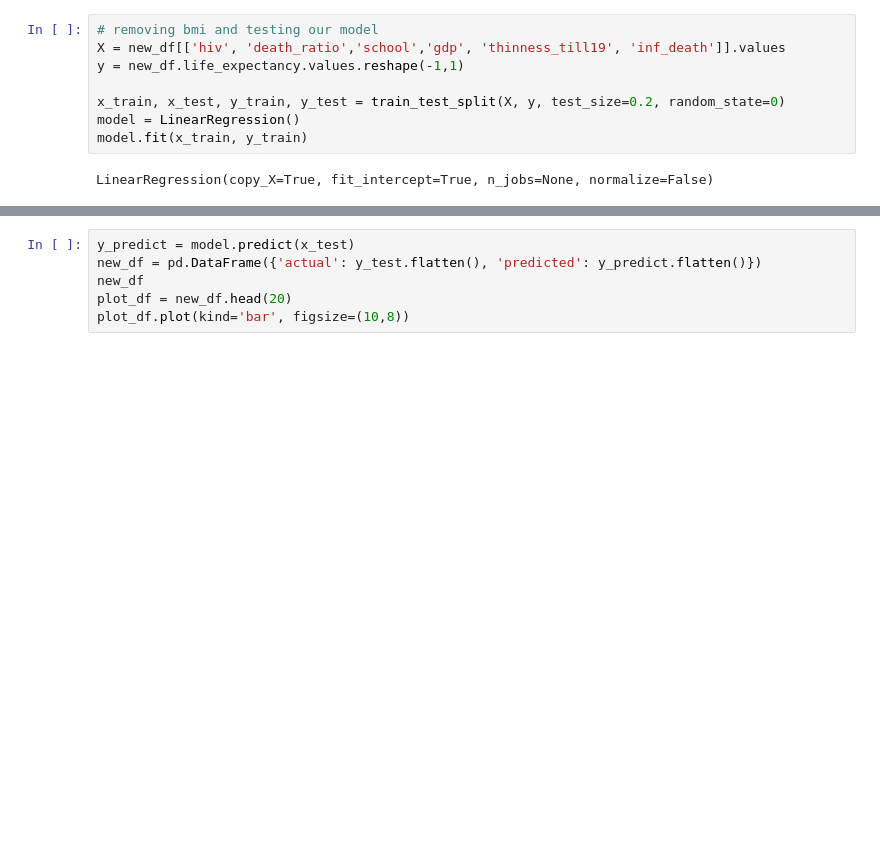
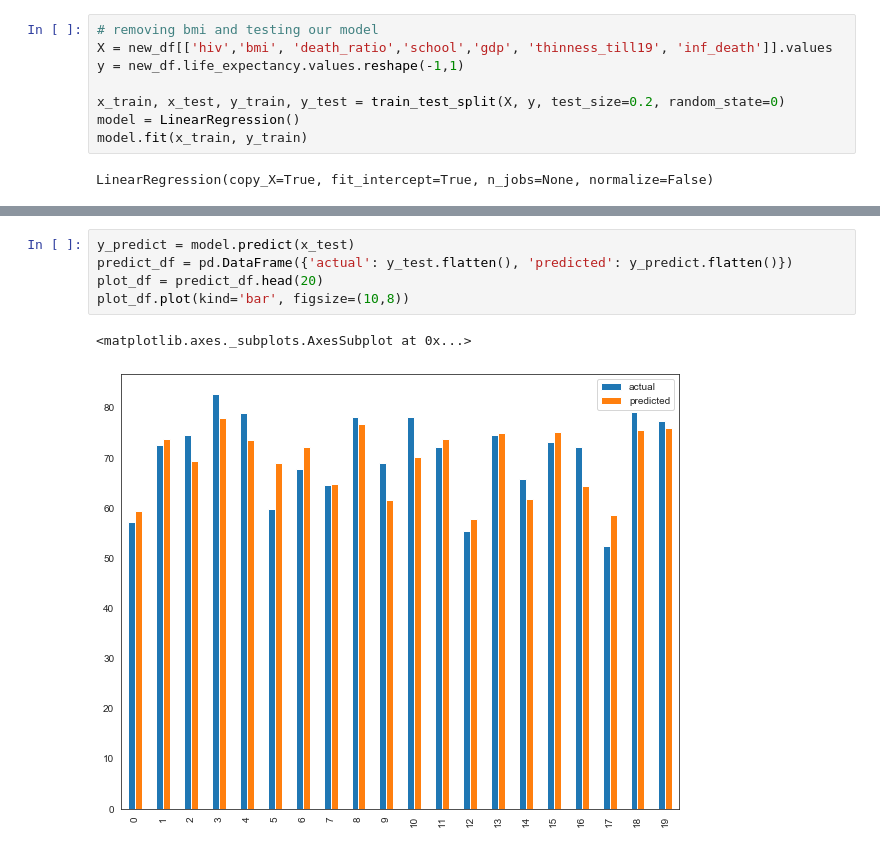
Before and after one commit to DaggerForce/Life_Expectancy_Project, a Jupyter notebook: life_expectancy.ipynb, the cells around one changed output, grey strips where cells are left out. Drawn from its saved outputs; the diff is of its cells as text; blank space fills up the shorter version.

```diff
--- a/life_expectancy.ipynb
+++ b/life_expectancy.ipynb
@@ -302,7 +320,7 @@ Warnings:
 [1] Standard Errors assume that the covariance matrix of the errors is correctly specified.
 # %%
 # removing bmi and testing our model
-X = new_df[['hiv', 'death_ratio','school','gdp', 'thinness_till19', 'inf_death']].values
+X = new_df[['hiv','bmi', 'death_ratio','school','gdp', 'thinness_till19', 'inf_death']].values
 y = new_df.life_expectancy.values.reshape(-1,1)
 
 x_train, x_test, y_train, y_test = train_test_split(X, y, test_size=0.2, random_state=0)
@@ -319,9 +338,11 @@ print(model.coef_)
 # %%
 y_predict = model.predict(x_test)
-new_df = pd.DataFrame({'actual': y_test.flatten(), 'predicted': y_predict.flatten()})
-new_df
-plot_df = new_df.head(20)
+predict_df = pd.DataFrame({'actual': y_test.flatten(), 'predicted': y_predict.flatten()})
+plot_df = predict_df.head(20)
 plot_df.plot(kind='bar', figsize=(10,8))
+# %% [output]
+<matplotlib.axes._subplots.AxesSubplot at 0x...>
+[figure, added]
 # %%
 print('mean absolete error:', metrics.mean_absolute_error(y_test, y_predict))
 print('mean squared error:', metrics.mean_squared_error(y_test, y_predict))
```
Also changed, not shown: parts of 10 cells of this notebook, 2 other files.
